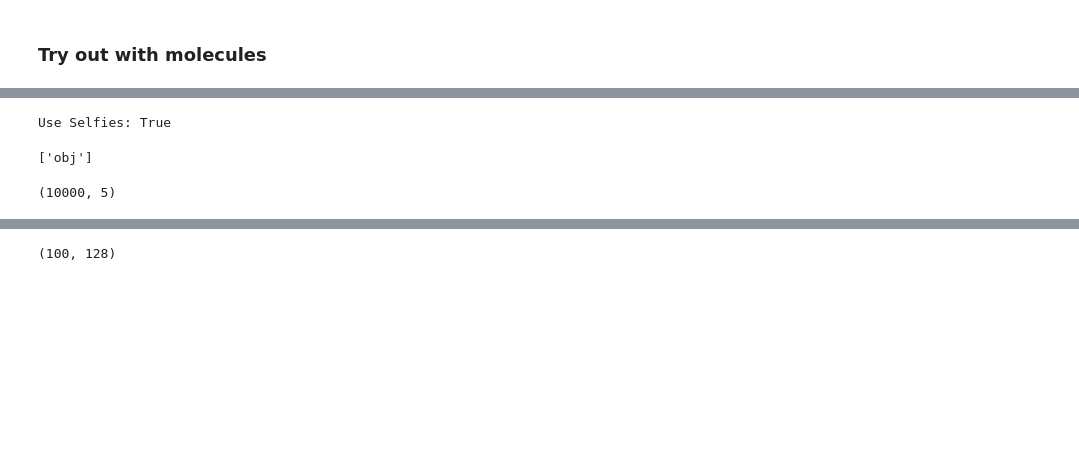
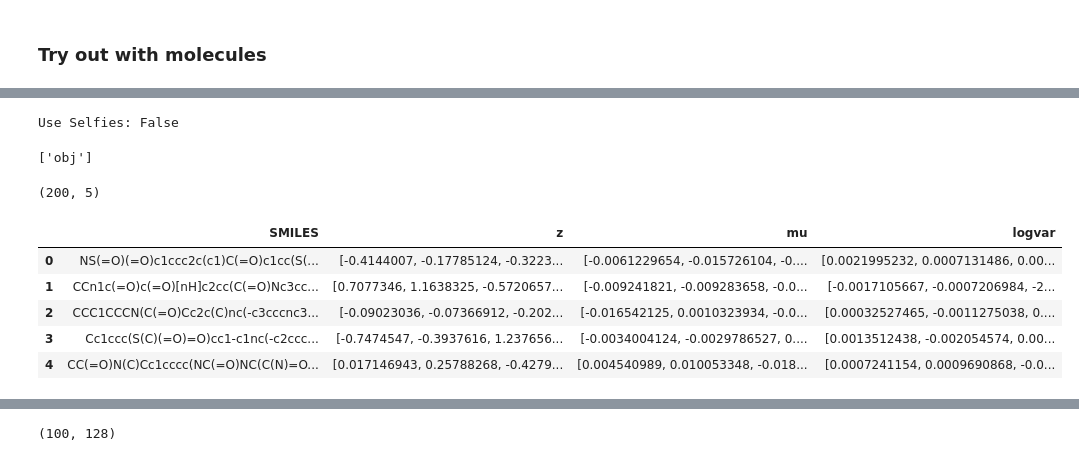
Before and after one commit to sunghwanism/NewMoses, a Jupyter notebook: notebooks/GPR_viz_SH.ipynb, the cells around one changed output, grey strips where cells are left out. Cells and saved outputs as stored; diff of their text form; code cells hidden in the pictures; blank space fills up the shorter version.

Commit message:
GPR_viz modified for mu+logvar as gpr input

```diff
--- a/notebooks/GPR_viz_SH.ipynb
+++ b/notebooks/GPR_viz_SH.ipynb
@@ -40,7 +40,8 @@ import selfies as sf
 # %% [markdown]
 ### Try out with molecules
 # %%
-train_df = pd.read_csv("../checkpoints/optimize_gpr/gpr_fit_ZINC250K_df.csv")
+train_df = pd.read_csv("../checkpoints/optimize_gpr/gpr_fit_ZINC250K_df.csv")[:200]
+test_df = pd.read_csv("../checkpoints/optimize_gpr/gpr_test_ZINC250K_df.csv")
 start_df = pd.read_csv("../checkpoints/optimize_gpr/opt_start_ZINC250K_df.csv")
 # %%
 print(f'gpr train: {train_df.shape}')
@@ -50,13 +53,13 @@ gpr train: (10000, 6)
 gpr start: (100, 6)
 # %%
-model_name = 'SELF_VAEProp_obj_w0.1'
-folder_path = "../checkpoints/ZINC250K_vae_property_obj_proploss_w0.1_SELF"
+model_name = 'VAEProp_obj_w0.1'
+folder_path = "../checkpoints/ZINC250K_vae_property_obj_proploss_w0.1"
 config = torch.load(f'{folder_path}/vae_property_config.pt')
 vocab = torch.load(f'{folder_path}/vae_property_vocab.pt')
 
 print(f"Use Selfies: {config.use_selfies}")
 # %% [output]
-Use Selfies: True
+Use Selfies: False
 # %%
 config.reg_prop_tasks
 # %% [output]
@@ -78,12 +84,14 @@ start_loader = trainer.get_dataloader(model, start_data, shuffle=False)
 # %%
 train_data.shape
 # %% [output]
-(10000, 5)
+(200, 5)
 # %%
 model.eval()
 
 x_list = []
 z_list = []
+mu_list = []
+logvar_list = []
 y_list = []
 
 
@@ -96,18 +104,29 @@ for step, batch in enumerate(train_loader):
     y_list.extend(np.array(y).squeeze())
 
     mu, logvar, z, _ = model.forward_encoder(x)
-    z_list.extend(mu.detach().cpu().numpy())
+    z_list.extend(z.detach().cpu().numpy())
+    mu_list.extend(mu.detach().cpu().numpy())
+    logvar_list.extend(logvar.detach().cpu().numpy())
 
 
 
-GP_train_X = np.array(z_list).squeeze()
 y_list = np.array(y_list).squeeze()
 GP_train_y = y_list.reshape(-1, y_list.shape[-1])
 
 train_data_df = pd.DataFrame(GP_train_y, columns=['logP', 'qed', 'SAS', 'obj'])
-train_data_df.insert(0, 'SELFIES' if config.use_selfies else 'SMILES', [vocab.ids2string(point) for point in GP_train_X])
+train_data_df = pd.DataFrame({'z': z_list, 'mu': mu_list, 'logvar': logvar_list})
+train_data_df.insert(0, 'SELFIES' if config.use_selfies else 'SMILES', [vocab.ids2string(point.cpu().detach().numpy()) for point in x_list])
 
 GP_train_y = GP_train_y[:, 3]
+# %%
+train_data_df.head()
+# %% [output]
+|  | SMILES | z | mu | logvar |
+| 0 | NS(=O)(=O)c1ccc2c(c1)C(=O)c1cc(S(... | [-0.4144007, -0.17785124, -0.3223... | [-0.0061229654, -0.015726104, -0.... | [0.0021995232, 0.0007131486, 0.00... |
+| 1 | CCn1c(=O)c(=O)[nH]c2cc(C(=O)Nc3cc... | [0.7077346, 1.1638325, -0.5720657... | [-0.009241821, -0.009283658, -0.0... | [-0.0017105667, -0.0007206984, -2... |
+| 2 | CCC1CCCN(C(=O)Cc2c(C)nc(-c3cccnc3... | [-0.09023036, -0.07366912, -0.202... | [-0.016542125, 0.0010323934, -0.0... | [0.00032527465, -0.0011275038, 0.... |
+| 3 | Cc1ccc(S(C)(=O)=O)cc1-c1nc(-c2ccc... | [-0.7474547, -0.3937616, 1.237656... | [-0.0034004124, -0.0029786527, 0.... | [0.0013512438, -0.002054574, 0.00... |
+| 4 | CC(=O)N(C)Cc1cccc(NC(=O)NC(C(N)=O... | [0.017146943, 0.25788268, -0.4279... | [0.004540989, 0.010053348, -0.018... | [0.0007241154, 0.0009690868, -0.0... |
 # %%
 model.eval()
 
```
Also changed, not shown: parts of 9 cells of this notebook, 1 other file.
